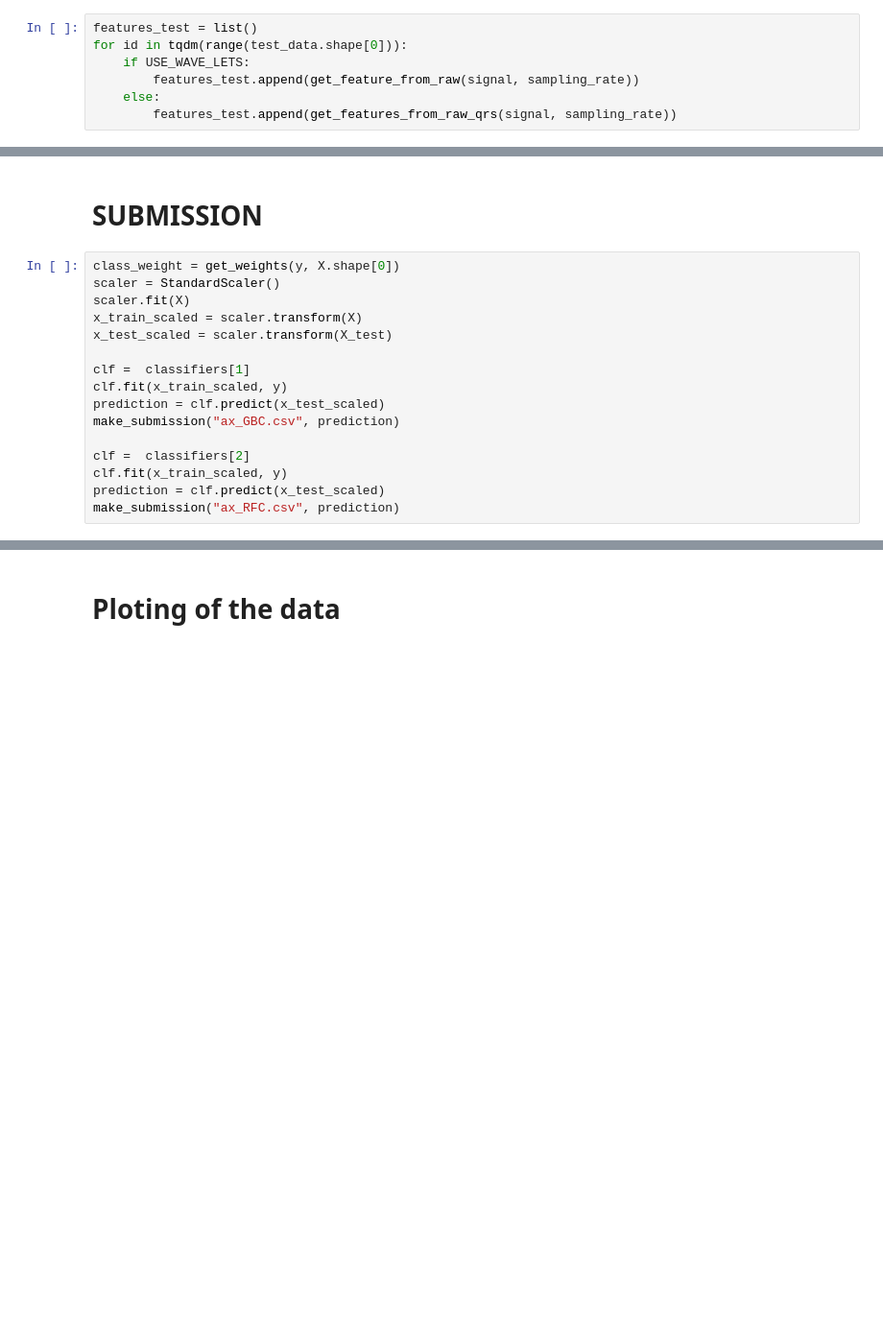
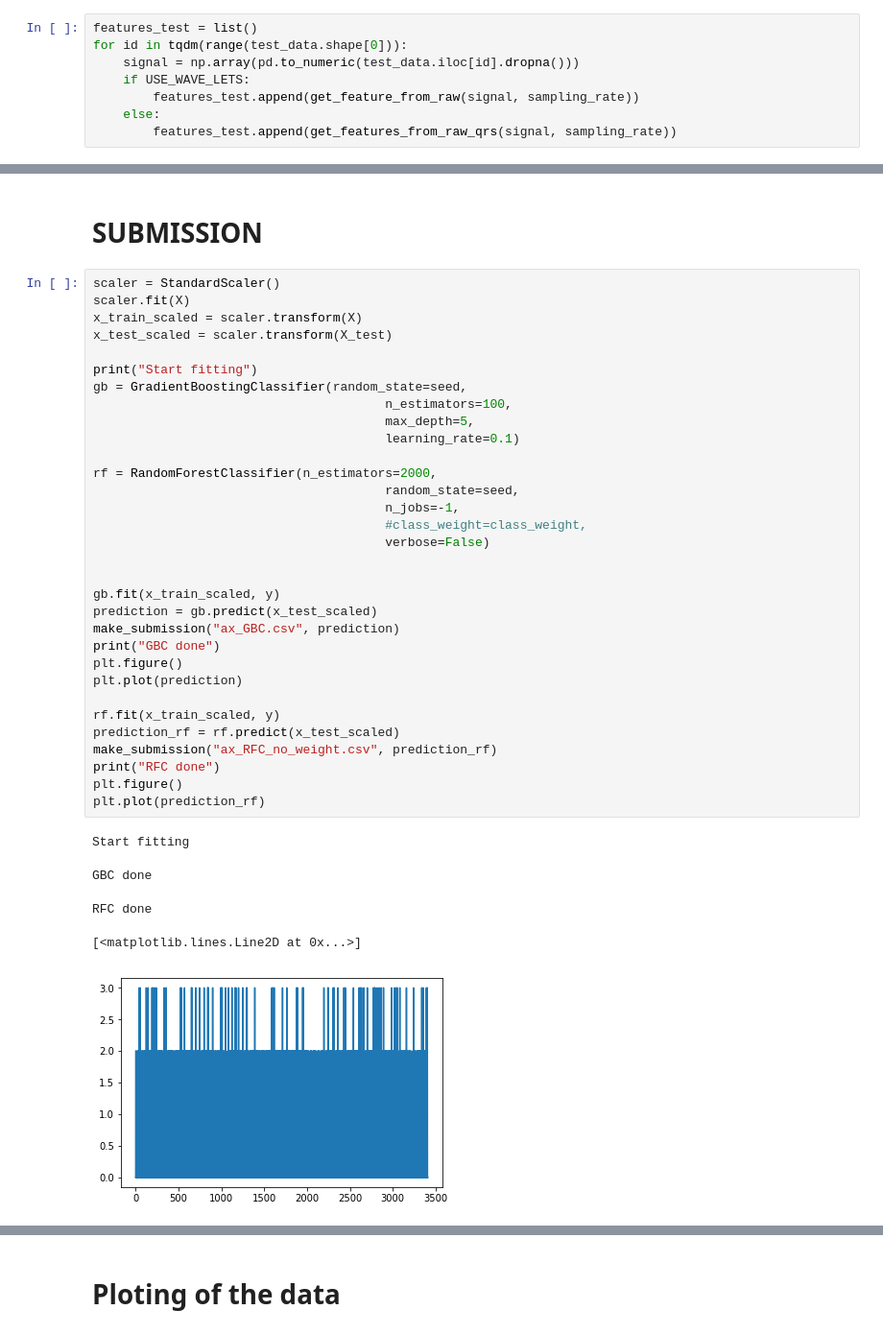
Before and after one commit to alexus37/AML-18, a Jupyter notebook: task3/ax.ipynb, the cells around one changed output, grey strips where cells are left out. Shown at 96% size. Cells and saved outputs as stored; diff of their text form; blank space fills up the shorter version.

```diff
--- a/task3/ax.ipynb
+++ b/task3/ax.ipynb
@@ -254,6 +255,7 @@ else:
 # %%
 features_test = list()
 for id in tqdm(range(test_data.shape[0])):
+    signal = np.array(pd.to_numeric(test_data.iloc[id].dropna()))
     if USE_WAVE_LETS:
         features_test.append(get_feature_from_raw(signal, sampling_rate))
     else:
@@ -388,18 +390,40 @@ LogisticRegression F1 avg score 0.678134954013649 +/- 0.017364794392204938
 # %% [markdown]
 # SUBMISSION
 # %%
-class_weight = get_weights(y, X.shape[0])
 scaler = StandardScaler()
 scaler.fit(X)
 x_train_scaled = scaler.transform(X)
 x_test_scaled = scaler.transform(X_test)
 
-clf =  classifiers[1]
-clf.fit(x_train_scaled, y)
-prediction = clf.predict(x_test_scaled)
+print("Start fitting")
+gb = GradientBoostingClassifier(random_state=seed,
+                                       n_estimators=100,
+                                       max_depth=5,
+                                       learning_rate=0.1)
+
+rf = RandomForestClassifier(n_estimators=2000,
+                                       random_state=seed,
+                                       n_jobs=-1,
+                                       #class_weight=class_weight,
+                                       verbose=False)
+
+
+gb.fit(x_train_scaled, y)
+prediction = gb.predict(x_test_scaled)
 make_submission("ax_GBC.csv", prediction)
+print("GBC done")
+plt.figure()
+plt.plot(prediction)
 
-clf =  classifiers[2]
-clf.fit(x_train_scaled, y)
-prediction = clf.predict(x_test_scaled)
-make_submission("ax_RFC.csv", prediction)
+rf.fit(x_train_scaled, y)
+prediction_rf = rf.predict(x_test_scaled)
+make_submission("ax_RFC_no_weight.csv", prediction_rf)
+print("RFC done")
+plt.figure()
+plt.plot(prediction_rf)
+# %% [output]
+Start fitting
+GBC done
+RFC done
+[<matplotlib.lines.Line2D at 0x...>]
+[figure, added]
```
Also changed, not shown: parts of 3 cells of this notebook, 2 other files.
